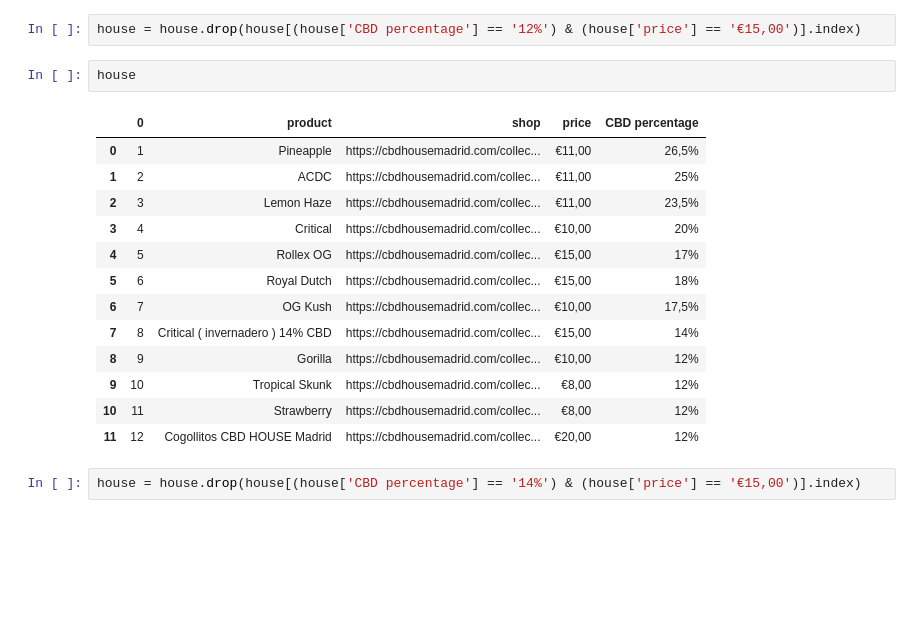
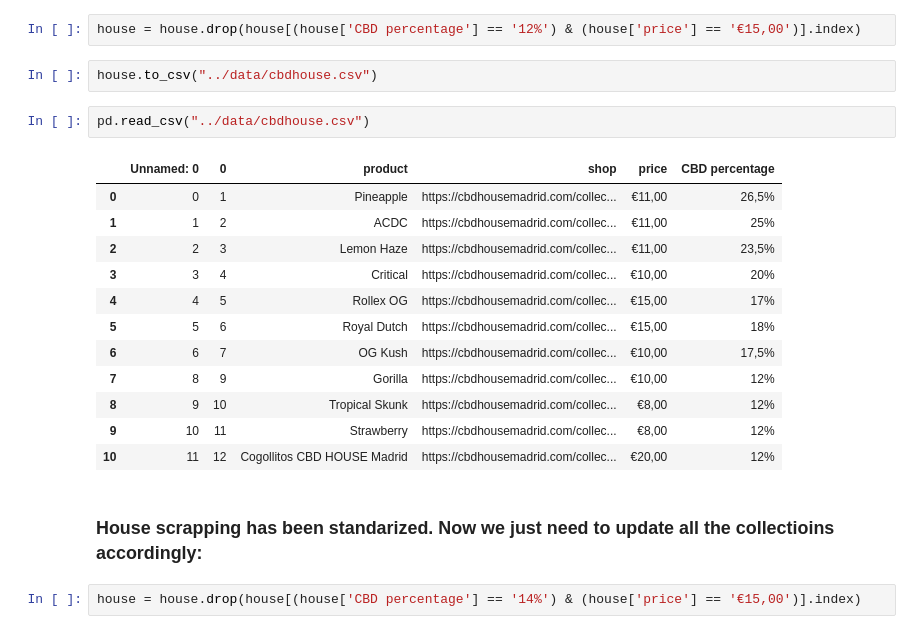
Before and after one commit to xarlomi/Mad-Green, a Jupyter notebook: src/data_to_mongo.ipynb, the cells around one changed output. Cells and saved outputs as stored; diff of their text form; blank space fills up the shorter version.

```diff
--- a/src/data_to_mongo.ipynb
+++ b/src/data_to_mongo.ipynb
@@ -309,21 +311,24 @@ house
 # %%
 house = house.drop(house[(house['CBD percentage'] == '12%') & (house['price'] == '€15,00')].index)
-# %%
-house
-# %% [output]
-|  | 0 | product | shop | price | CBD percentage |
-| 0 | 1 | Pineapple | https://cbdhousemadrid.com/collec... | €11,00 | 26,5% |
-| 1 | 2 | ACDC | https://cbdhousemadrid.com/collec... | €11,00 | 25% |
-| 2 | 3 | Lemon Haze | https://cbdhousemadrid.com/collec... | €11,00 | 23,5% |
-| 3 | 4 | Critical | https://cbdhousemadrid.com/collec... | €10,00 | 20% |
-| 4 | 5 | Rollex OG | https://cbdhousemadrid.com/collec... | €15,00 | 17% |
-| 5 | 6 | Royal Dutch | https://cbdhousemadrid.com/collec... | €15,00 | 18% |
-| 6 | 7 | OG Kush | https://cbdhousemadrid.com/collec... | €10,00 | 17,5% |
-| 7 | 8 | Critical ( invernadero ) 14% CBD | https://cbdhousemadrid.com/collec... | €15,00 | 14% |
-| 8 | 9 | Gorilla | https://cbdhousemadrid.com/collec... | €10,00 | 12% |
-| 9 | 10 | Tropical Skunk | https://cbdhousemadrid.com/collec... | €8,00 | 12% |
-| 10 | 11 | Strawberry | https://cbdhousemadrid.com/collec... | €8,00 | 12% |
-| 11 | 12 | Cogollitos CBD HOUSE Madrid | https://cbdhousemadrid.com/collec... | €20,00 | 12% |
+# %%
+house.to_csv("../data/cbdhouse.csv")
+# %%
+pd.read_csv("../data/cbdhouse.csv")
+# %% [output]
+|  | Unnamed: 0 | 0 | product | shop | price | CBD percentage |
+| 0 | 0 | 1 | Pineapple | https://cbdhousemadrid.com/collec... | €11,00 | 26,5% |
+| 1 | 1 | 2 | ACDC | https://cbdhousemadrid.com/collec... | €11,00 | 25% |
+| 2 | 2 | 3 | Lemon Haze | https://cbdhousemadrid.com/collec... | €11,00 | 23,5% |
+| 3 | 3 | 4 | Critical | https://cbdhousemadrid.com/collec... | €10,00 | 20% |
+| 4 | 4 | 5 | Rollex OG | https://cbdhousemadrid.com/collec... | €15,00 | 17% |
+| 5 | 5 | 6 | Royal Dutch | https://cbdhousemadrid.com/collec... | €15,00 | 18% |
+| 6 | 6 | 7 | OG Kush | https://cbdhousemadrid.com/collec... | €10,00 | 17,5% |
+| 7 | 8 | 9 | Gorilla | https://cbdhousemadrid.com/collec... | €10,00 | 12% |
+| 8 | 9 | 10 | Tropical Skunk | https://cbdhousemadrid.com/collec... | €8,00 | 12% |
+| 9 | 10 | 11 | Strawberry | https://cbdhousemadrid.com/collec... | €8,00 | 12% |
+| 10 | 11 | 12 | Cogollitos CBD HOUSE Madrid | https://cbdhousemadrid.com/collec... | €20,00 | 12% |
+# %% [markdown]
+### House scrapping has been standarized. Now we just need to update all the collectioins accordingly:
 # %%
 house = house.drop(house[(house['CBD percentage'] == '14%') & (house['price'] == '€15,00')].index)
 # %%
```
Also changed, not shown: parts of 10 cells of this notebook, 6 other files.
